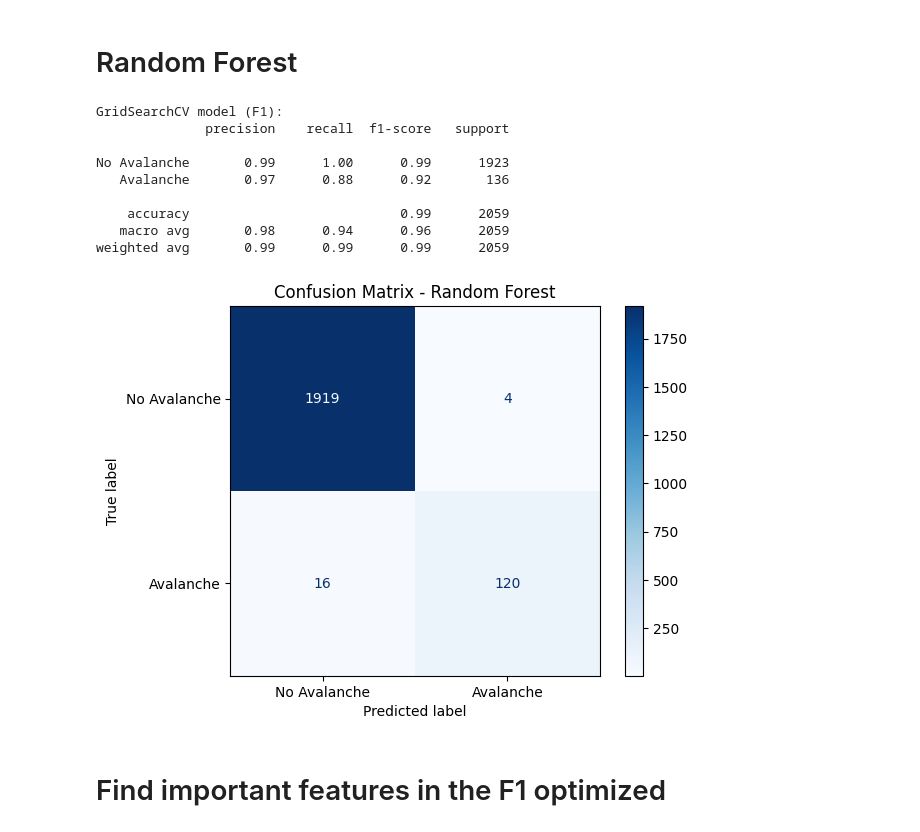
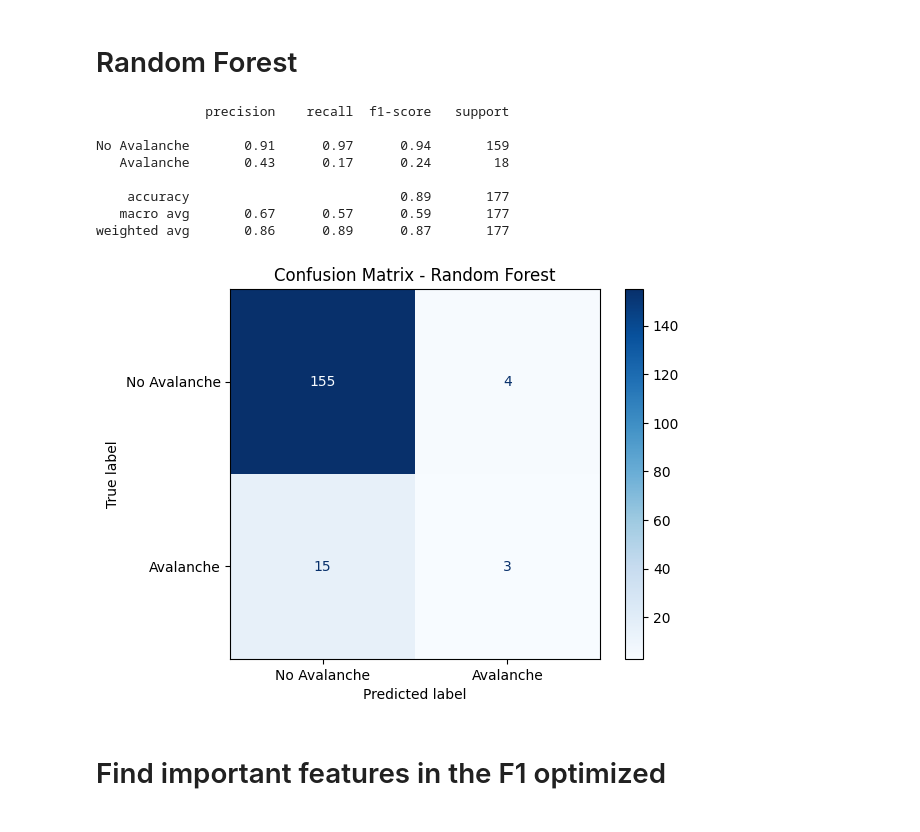
Before and after one commit to IlyaYakushevskiy/avalanche_sat, a Jupyter notebook: Exploratory Data Analysis/RF_ilya.ipynb, the cells around one changed output. Saved outputs shown, nothing was run; the diff lists cells and outputs as text; code cells hidden in the pictures.

Commit message:
Sat Data DS processed & RF on sat data trained

```diff
--- a/Exploratory Data Analysis/RF_ilya.ipynb
+++ b/Exploratory Data Analysis/RF_ilya.ipynb
@@ -40,7 +38,7 @@ ModuleNotFoundError: No module named 'lime'
 # %%
 # Load a CSV file
 
-full = pd.read_csv("C:/Users/annaw/Desktop/DataScience/Datasets/full_dataset.csv",
+full = pd.read_csv("../Sat Data/avalanche_sat+weather_all.csv",
     dtype={91: str})
 # %%
 # Basic info
@@ -82,3 +81,9 @@ full_clean = full_clean.drop(columns=[col for col in ['year', 'datum'] if col in
 
 # Keep only numeric columns
 full_clean = full_clean.select_dtypes(include=[np.number])
+# %%
+print(len(full_clean.columns))
+print(full_clean.columns)
+full_clean.drop(columns=["lon","lat", "trigger_date_time_accuracy_code", "avalanche_size", ], inplace=True, errors='ignore')
+
+full_clean.head()
@@ -93,8 +112,8 @@ Name: count, dtype: int64
 #RANDOM SPLIT (Could also leave out year 2022)
 
 # Split features and target
-X = full_clean.drop(columns=["avalancheDay1"])   # all columns except the target
-y = full_clean["avalancheDay1"]  # avalanche label: 1 = avalanche, 0 = no avalanche
+X = full_clean.drop(columns=["Avalanche Event"])   # all columns except the target
+y = full_clean["Avalanche Event"]  # avalanche label: 1 = avalanche, 0 = no avalanche
 
 # Train-test split (80/20)
 X_train, X_test, y_train, y_test = train_test_split(X, y, test_size=0.2, random_state=42)
@@ -136,42 +155,41 @@ y_pred_F1 = rf_custom_F1.predict(X_test_scaled)
 
 
 #Evaluate Model
-print(classification_report(y_test, y_pred, target_names=["No Avalanche", "Avalanche"]))
-cm = confusion_matrix(y_test, y_pred)
+print(classification_report(y_test, y_pred_F1, target_names=["No Avalanche", "Avalanche"]))
+cm = confusion_matrix(y_test, y_pred_F1)
 disp = ConfusionMatrixDisplay(confusion_matrix=cm, display_labels=["No Avalanche", "Avalanche"])
 disp.plot(cmap="Blues")
 plt.title("Confusion Matrix - Random Forest")
 plt.show()
 
 #True Negatives (TN): 1921 → Correctly predicted no avalanche
 #False Positives (FP): 2 → Predicted avalanche, but none happened (In real world - OK - better safe than sorry)
 #False Negatives (FN): 16 → Predicted no avalanche, but avalanche happened (NOT GOOD)
 #True Positives (TP): 120 → Correctly predicted avalanche
 
 #Precision (Avalanche): 0.97
 #97% of predicted avalanches were correct
 
 # Recall (Avalanche): 0.88
 # 88% of actual avalanches were detected
 
 # F1 Score (Avalanche): 0.92
 # Very strong harmonic mean of precision & recall.
 
 # Overall Accuracy: 0.99 (amazing — but secondary to look at for risk prediction)
 # Why risk prediction:
 # Accuracy can be misleading, especially when the event you're trying to predict (like an avalanche) is rare == Avalanche
 #How many avalanches did we NOT chatch - 12% !!!
 # %% [output]
-GridSearchCV model (F1):
               precision    recall  f1-score   support
 
-No Avalanche       0.99      1.00      0.99      1923
-   Avalanche       0.97      0.88      0.92       136
+No Avalanche       0.91      0.97      0.94       159
+   Avalanche       0.43      0.17      0.24        18
 
-    accuracy                           0.99      2059
-   macro avg       0.98      0.94      0.96      2059
-weighted avg       0.99      0.99      0.99      2059
+    accuracy                           0.89       177
+   macro avg       0.67      0.57      0.59       177
+weighted avg       0.86      0.89      0.87       177
-[figure, old version]
+[figure, new version]
 # %% [markdown]
 # Find important features in the F1 optimized
 # %%
```
Also changed, not shown: parts of 7 cells of this notebook, 20 other files.
